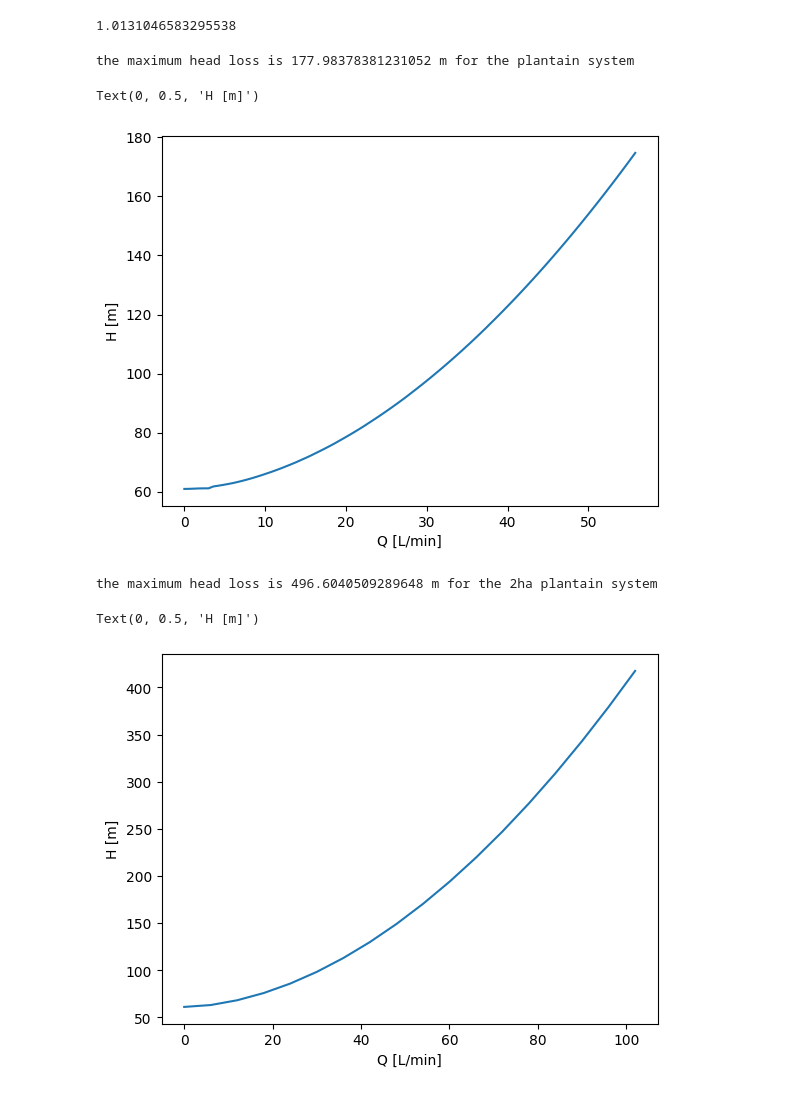
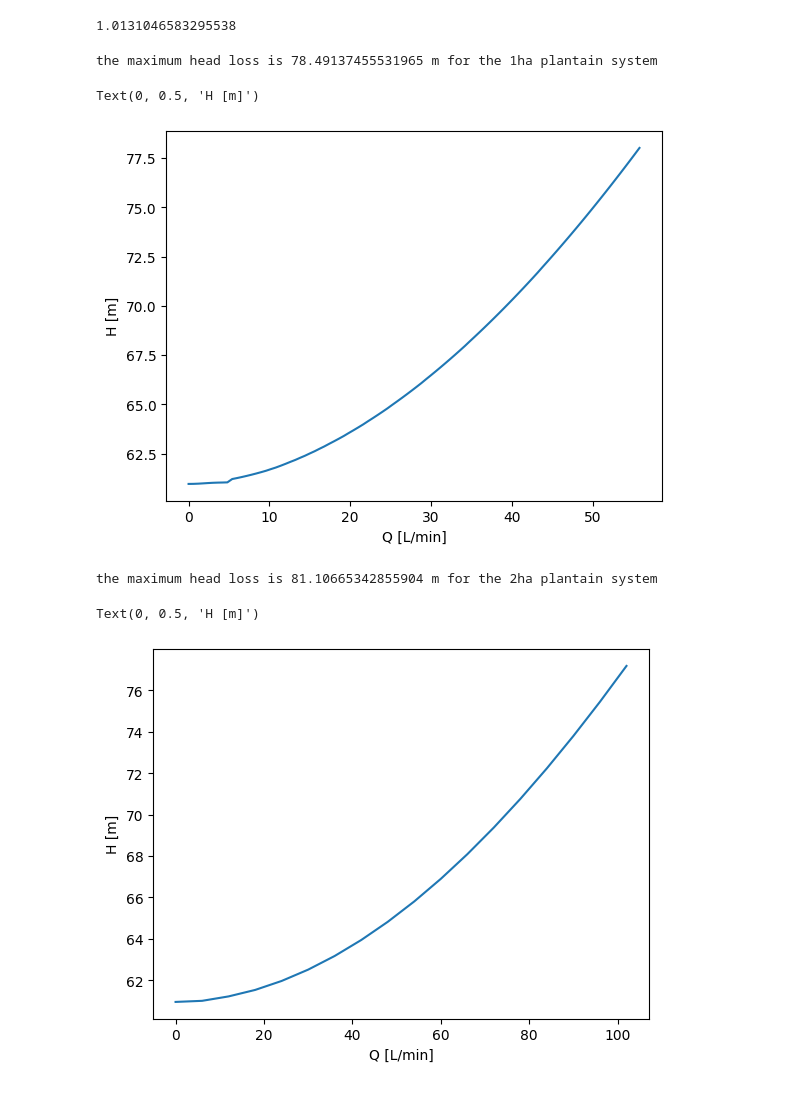
Before and after one commit to mascholten123/Code, a Jupyter notebook: NetworkCode/DripNetwork.ipynb, the cells around one changed output. Drawn from its saved outputs; the diff is of its cells as text; code cells hidden in the pictures.

Commit message:
Implemet correct diameter for main and submain based on flow rate

```diff
--- a/NetworkCode/DripNetwork.ipynb
+++ b/NetworkCode/DripNetwork.ipynb
@@ -74,7 +74,7 @@ def minor_head_losses(k, Q, D, g = 9.81):
     v = Q / (math.pi * (D/2)**2)
     return  (k * (v**2))/ (2*g)
 # %%
-def network_head_losses(L_main, L_submain, L_lateral, n_lateral, n_plants_per_lateral, Q_total, n_emitters_per_plant =1):
+def network_head_losses(L_main, L_submain, L_lateral, n_lateral, n_plants_per_lateral, D_main,D_submain, Q_total, n_emitters_per_plant =1):
     ''' Function that calculates the head loss of a drip irrigation network given the following inputs:
         L_main: the length of the main pipe (m)
         L_submain: the length of the submain pipe (m)
@@ -83,6 +83,8 @@ def network_head_losses(L_main, L_submain, L_lateral, n_lateral, n_plants_per_la
         n_emitters_per_plant: number of drip emitters per plant, default = 1
         n_plants_per_lateral: number of plants per lateral, assumed to be evenly spaced
         Q_total: total flow rate [m3/s]
+        D_main :Inner diameter of main [m]
+        D_submain: Inner diameter of submain [m]
     '''
 
     #water constants
@@ -95,9 +97,7 @@ def network_head_losses(L_main, L_submain, L_lateral, n_lateral, n_plants_per_la
     n_elbows = 2 #1 elbow connecting each of the end laterals
     n_valve = 1 # at begining of network
     n_emiiters_per_lateral = n_emitters_per_plant * n_plants_per_lateral
-    D_main = 0.0175 #Inner diameter of main [m] --> sourced from Jordan example of (Development of a system model for low-cost, SOLAR-POWERED DRIP IRRIGATION SYSTEMS IN THE MENA REGION )
-    D_submain = 0.0175#Inner diameter of submain [m]
-    D_lateral = 0.0175 #Inner diameter of lateral [m]
+    D_lateral = 0.0175 #Inner diameter of lateral [m] --> sourced from Jordan example of (Development of a system model for low-cost, SOLAR-POWERED DRIP IRRIGATION SYSTEMS IN THE MENA REGION )
     D_emitter = 0.0175 #diater of the emitter (1<D_later/D_emitter<1.2)
     Q_rated  = 0.002 #the rated flow rate of the drip irrigatiate [m3/h] --> sharu et al. (2020)
 
@@ -196,40 +196,47 @@ network_head_losses(2,0,.30*248,1,248,0.000137)
 1.0131046583295538
 # %%
 #for 1 ha plantain system
+
+D_main = 26.98 * 10**(-3) #m --> 1in sch 40 pvc pipe from Brent(2019) Table 2
+D_submain = D_main
+
 H_static = 200 * 0.3048 #ft to meters from CEBIVE
-max_H = network_head_losses(100,100,100,34,50,0.0009444) + H_static
+max_H = network_head_losses(100,100,100,34,50, D_main, D_submain,0.0009444) + H_static
 print(f'the maximum head loss is {max_H} m for the 1ha plantain system')
 
 H =[] # list to store head losses
 Q_test = np.arange(0.00001, 0.00093 + 0.00001, 0.00001).tolist()
 
 for Q in Q_test:
-    H.append(network_head_losses(100,100, 100,34, 50, Q))
+    H.append(network_head_losses(100,100, 100,34, 50,D_main, D_submain, Q))
 
 Q_test = [i * 60 * 1000 for i in Q_test] #m3/h
 
 H_total = [i+H_static for i in H] #add static head to dynamic
 H_total.insert(0,H_static) #add static head to 0 postion of H_total list
 Q_test.insert(0,0) #add 0 flow rate to list in first positon
 
 plt.plot(Q_test, H_total )
 plt.xlabel('Q [L/min]')
 plt.ylabel('H [m]')
 # %% [output]
-the maximum head loss is 177.98378381231052 m for the plantain system
+the maximum head loss is 78.49137455531965 m for the 1ha plantain system
 Text(0, 0.5, 'H [m]')
-[figure, old version]
+[figure, new version]
 # %%
 #for 2 ha plantain system
+D_main = 41.27 * 10**(-3) #m --> 1 1/2 in sch 40 pvc pipe from Brent(2019) Table 2
+D_submain = D_main
+
 H_static = 200 * 0.3048 #ft to meters from CEBIVE
-max_H = network_head_losses(100,100,100,68,50,0.001888) + H_static
+max_H = network_head_losses(100,100,100,68,50,D_main, D_submain,0.001888) + H_static
 print(f'the maximum head loss is {max_H} m for the 2ha plantain system')
 
 H =[] # list to store head losses
 Q_test = np.arange(0.0001, 0.0017 + 0.0001, 0.0001).tolist()
 
 for Q in Q_test:
-    H.append(network_head_losses(100,100, 100,64, 50, Q))
+    H.append(network_head_losses(100,100, 100,64, 50,D_main, D_submain, Q))
 
 Q_test = [i * 60 * 1000 for i in Q_test] #m3/h
 
@@ -241,8 +248,8 @@ plt.plot(Q_test, H_total )
 plt.xlabel('Q [L/min]')
 plt.ylabel('H [m]')
 # %% [output]
-the maximum head loss is 496.6040509289648 m for the 2ha plantain system
+the maximum head loss is 81.10665342855904 m for the 2ha plantain system
 Text(0, 0.5, 'H [m]')
-[figure, old version]
+[figure, new version]
 # %%
 #for 3 ha plantain system
```
Also changed, not shown: parts of 1 cell of this notebook.
